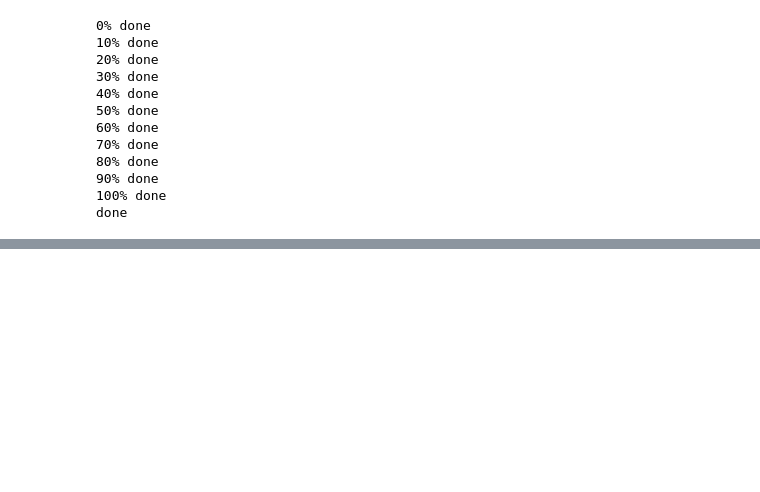
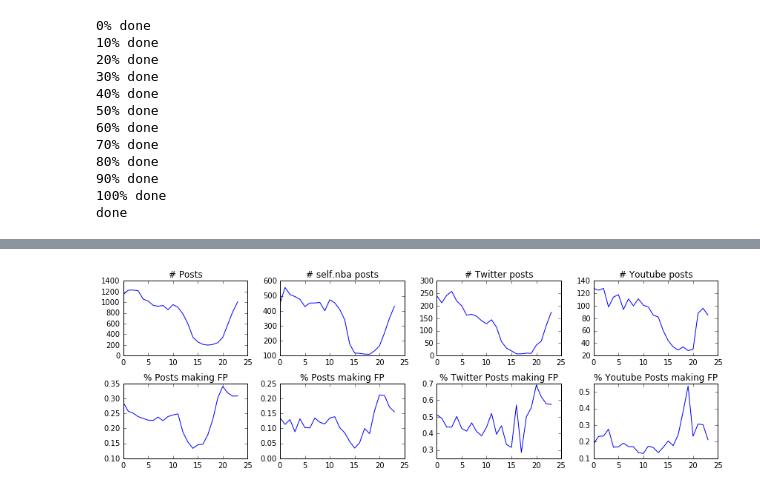
Before and after one commit to blin17/reddit_nba_predictor, a Jupyter notebook: r_nba-Feature_Analysis_1.ipynb, the cells around one changed output, grey strips where cells are left out. Saved outputs shown, nothing was run; the diff lists cells and outputs as text; code cells hidden in the pictures; blank space fills up the shorter version.

```diff
--- a/NBA-SR-Analysis.ipynb
+++ b/r_nba-Feature_Analysis_1.ipynb
@@ -597,3 +597,58 @@ p_score
  'recall': 0.382573179033356,
  'true_neg': 2721,
  'true_pos': 1686}
+# %%
+'''
+Analysis to Determine if Time of Day determines how likely a post will make the front page.
+If you find the right time to post (between 16-20)
+'''
+
+def fp_per_hour(domain= None, fp=True):
+    # returns percent of posts that make front page per hour
+    s0 = None
+    s1 = None
+    if domain == None:
+        s0 = (df[(Y1.values == 0)].created.apply(lambda d: d.hour))
+        s1 = (df[(Y1.values == 1)].created.apply(lambda d: d.hour))
+        sall = (df.created.apply(lambda d: d.hour))
+    else:
+        s0 = (df[(Y1.values == 0) & (df.domain == domain)].created.apply(lambda d: d.hour))
+        s1 = (df[(Y1.values == 1) & (df.domain == domain)].created.apply(lambda d: d.hour))
+        sall = (df[df.domain == domain].created.apply(lambda d: d.hour))
+    s0 = (s0.groupby(s0).size())
+    s1 = (s1.groupby(s1).size())
+    sall = sall.groupby(sall).size()
+    if fp:
+        return s1/sall
+    else:
+        return sall
+
+
+fig = plt.figure()
+ax1,ax2,ax3,ax4,ax5,ax6,ax7,ax8 = (fig.add_subplot(241), fig.add_subplot(242), fig.add_subplot(243), fig.add_subplot(244),
+                           fig.add_subplot(245), fig.add_subplot(246), fig.add_subplot(247), fig.add_subplot(248))
+fig.set_figheight(4)
+fig.set_figwidth(12)
+ax1.plot(fp_per_hour(None, False))
+ax1.set_title('# Posts')
+ax5.plot(fp_per_hour())
+ax5.set_title('% Posts making FP')
+
+ax2.plot(fp_per_hour('self.nba', False))
+ax2.set_title('# self.nba posts')
+ax6.plot(fp_per_hour('self.nba'))
+ax6.set_title('% Posts making FP')
+
+ax3.plot(fp_per_hour('twitter.com', False))
+ax3.set_title('# Twitter posts')
+ax7.plot(fp_per_hour('twitter.com'))
+ax7.set_title('% Twitter Posts making FP')
+
+ax4.plot(fp_per_hour('youtube.com', False))
+ax4.set_title('# Youtube posts')
+ax8.plot(fp_per_hour('youtube.com'))
+ax8.set_title('% Youtube Posts making FP')
+
+fig.tight_layout()
+# %% [output]
+[figure, added]
```
Also changed, not shown: parts of 3 cells of this notebook, 11 other files.
